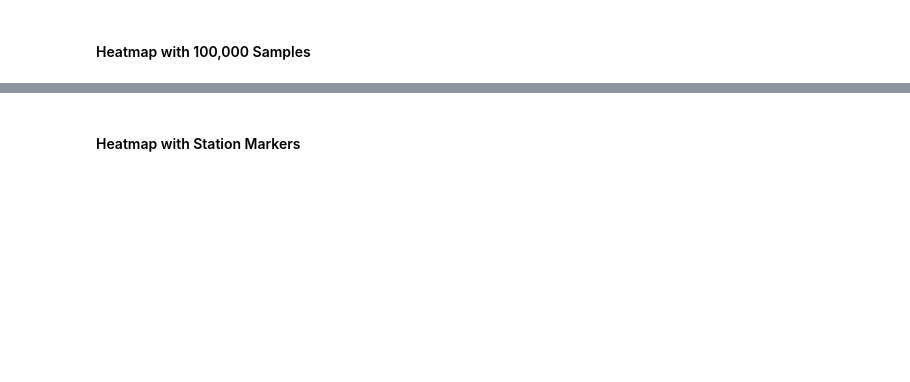
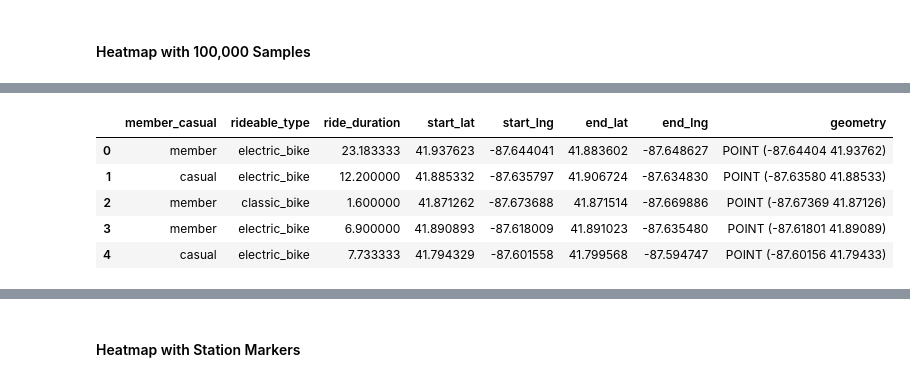
Before and after one commit to profshanks/profshanks.github.io, a Jupyter notebook: Bikes_Chicago/Bikes_Mapping.ipynb, the cells around one changed output, grey strips where cells are left out. Drawn from its saved outputs; the diff is of its cells as text; code cells hidden in the pictures; blank space fills up the shorter version.

```diff
--- a/Bikes_Chicago/Bikes_Mapping.ipynb
+++ b/Bikes_Chicago/Bikes_Mapping.ipynb
@@ -137,12 +144,19 @@ medium.shape
 # %%
 # Create point geometries
 geometry = geopandas.points_from_xy(medium['start_lng'], medium['start_lat'])
 geo_df_med = geopandas.GeoDataFrame(
-    medium[['member_casual', 'rideable_type', 'ride_time', 'start_lat', 'start_lng', 'end_lat', 'end_lng']],
+    medium[['member_casual', 'rideable_type', 'ride_duration', 'start_lat', 'start_lng', 'end_lat', 'end_lng']],
     geometry=geometry
 )
 
 geo_df_med.head()
+# %% [output]
+|  | member_casual | rideable_type | ride_duration | start_lat | start_lng | end_lat | end_lng | geometry |
+| 0 | member | electric_bike | 23.183333 | 41.937623 | -87.644041 | 41.883602 | -87.648627 | POINT (-87.64404 41.93762) |
+| 1 | casual | electric_bike | 12.200000 | 41.885332 | -87.635797 | 41.906724 | -87.634830 | POINT (-87.63580 41.88533) |
+| 2 | member | classic_bike | 1.600000 | 41.871262 | -87.673688 | 41.871514 | -87.669886 | POINT (-87.67369 41.87126) |
+| 3 | member | electric_bike | 6.900000 | 41.890893 | -87.618009 | 41.891023 | -87.635480 | POINT (-87.61801 41.89089) |
+| 4 | casual | electric_bike | 7.733333 | 41.794329 | -87.601558 | 41.799568 | -87.594747 | POINT (-87.60156 41.79433) |
 # %%
 map2 = folium.Map(location=[medium['start_lat'][1], medium['start_lng'][1]])
 
```
Also changed, not shown: parts of 17 cells of this notebook, 16 other files.
